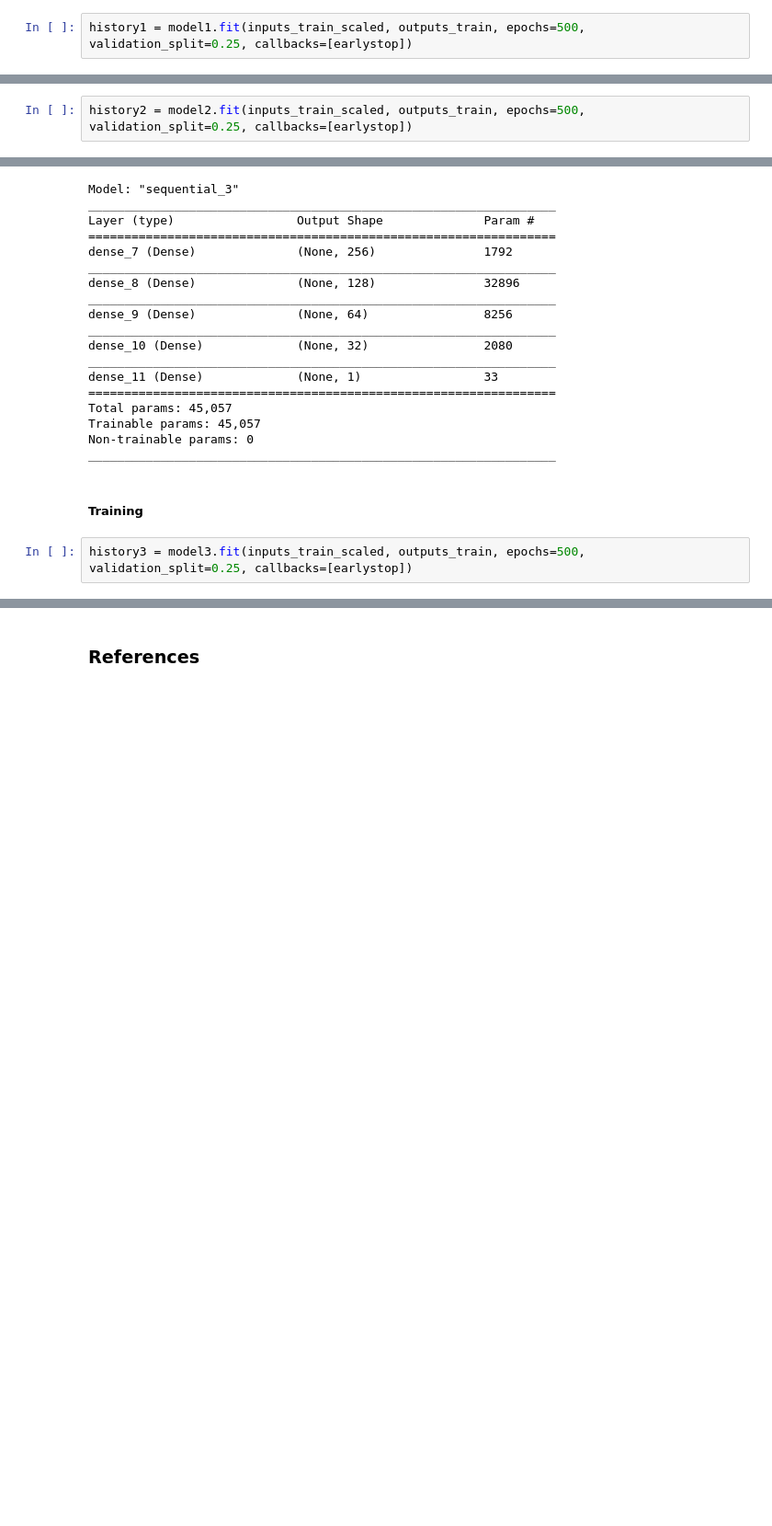
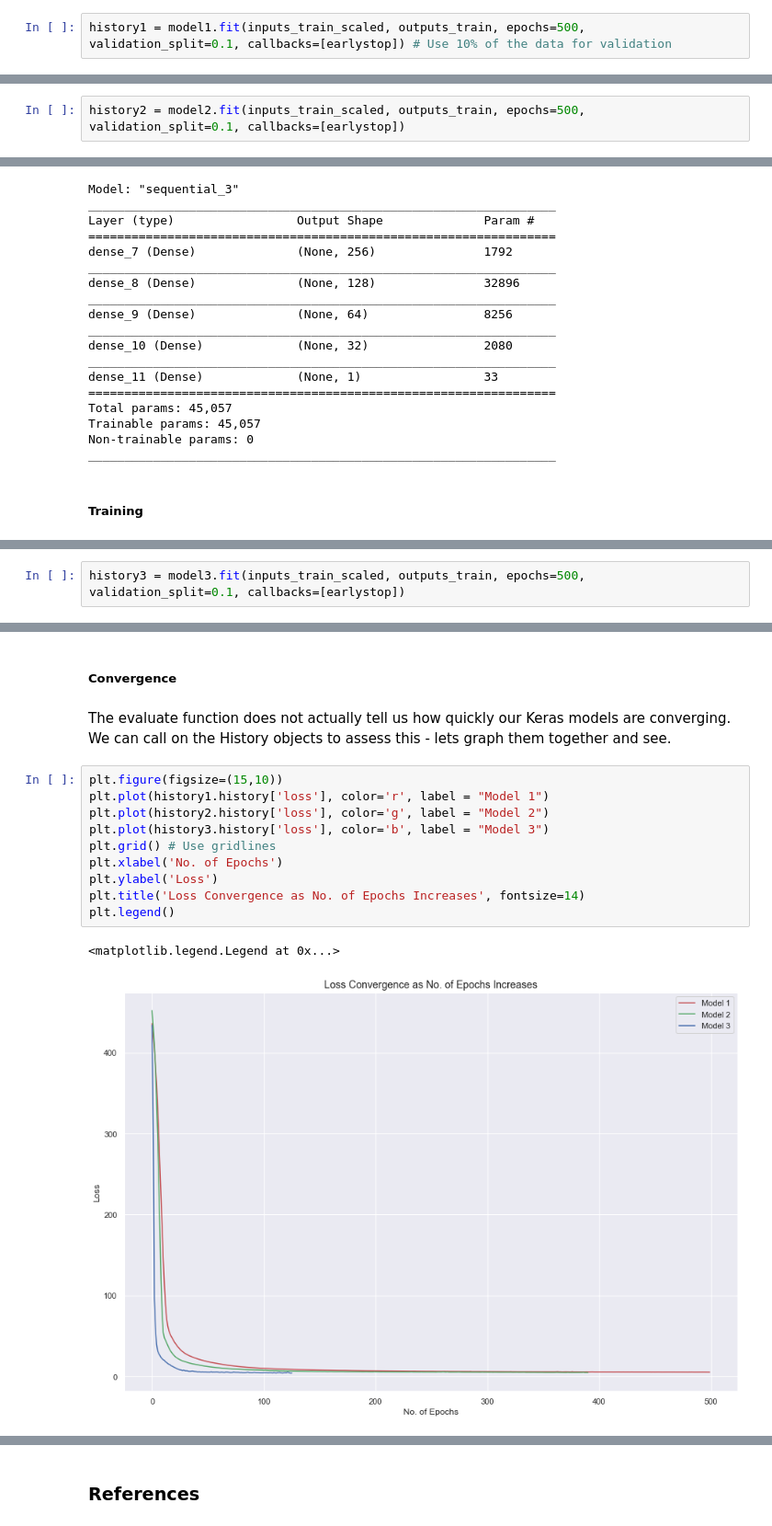
Before and after one commit to Pmcg1/ML-S_Project_2019, a Jupyter notebook: ML-S_2019.ipynb, the cells around one changed output, grey strips where cells are left out. Shown at 92% size. Cells and saved outputs as stored; diff of their text form; blank space fills up the shorter version.

```diff
--- a/ML-S_2019.ipynb
+++ b/ML-S_2019.ipynb
@@ -581,5 +612,5 @@ _________________________________________________________________
 # %%
-history1 = model1.fit(inputs_train_scaled, outputs_train, epochs=500, validation_split=0.25, callbacks=[earlystop])
+history1 = model1.fit(inputs_train_scaled, outputs_train, epochs=500, validation_split=0.1, callbacks=[earlystop]) # Use 10% of the data for validation
 # %% [output]
 WARNING:tensorflow:From C:\Users\Peter McGowan\Anaconda3\lib\site-packages\tensorflow\python\ops\math_ops.py:3066: to_int32 (from tensorflow.python.ops.math_ops) is deprecated and will be removed in a ...
 Instructions for updating:
@@ -651,5 +665,5 @@ _________________________________________________________________
 # %% [markdown]
 ##### Training
 # %%
-history2 = model2.fit(inputs_train_scaled, outputs_train, epochs=500, validation_split=0.25, callbacks=[earlystop])
+history2 = model2.fit(inputs_train_scaled, outputs_train, epochs=500, validation_split=0.1, callbacks=[earlystop])
 # %% [output]
@@ -728,5 +723,3 @@ Non-trainable params: 0
 _________________________________________________________________
 # %% [markdown]
 ##### Training
-# %%
-history3 = model3.fit(inputs_train_scaled, outputs_train, epochs=500, validation_split=0.25, callbacks=[earlystop])
@@ -829,0 +726,2 @@ plt.plot(history3.history['loss'], color='b')
+# %%
+history3 = model3.fit(inputs_train_scaled, outputs_train, epochs=500, validation_split=0.1, callbacks=[earlystop])
@@ -829,0 +777,17 @@ plt.plot(history3.history['loss'], color='b')
+# %% [markdown]
+##### Convergence
+# %% [markdown]
+The evaluate function does not actually tell us how quickly our Keras models are converging. We can call on the History objects to assess this - lets graph them together and see.
+# %%
+plt.figure(figsize=(15,10))
+plt.plot(history1.history['loss'], color='r', label = "Model 1")
+plt.plot(history2.history['loss'], color='g', label = "Model 2")
+plt.plot(history3.history['loss'], color='b', label = "Model 3")
+plt.grid() # Use gridlines
+plt.xlabel('No. of Epochs')
+plt.ylabel('Loss')
+plt.title('Loss Convergence as No. of Epochs Increases', fontsize=14)
+plt.legend()
+# %% [output]
+<matplotlib.legend.Legend at 0x...>
+[figure, added]
```
Also changed, not shown: parts of 96 cells of this notebook.
